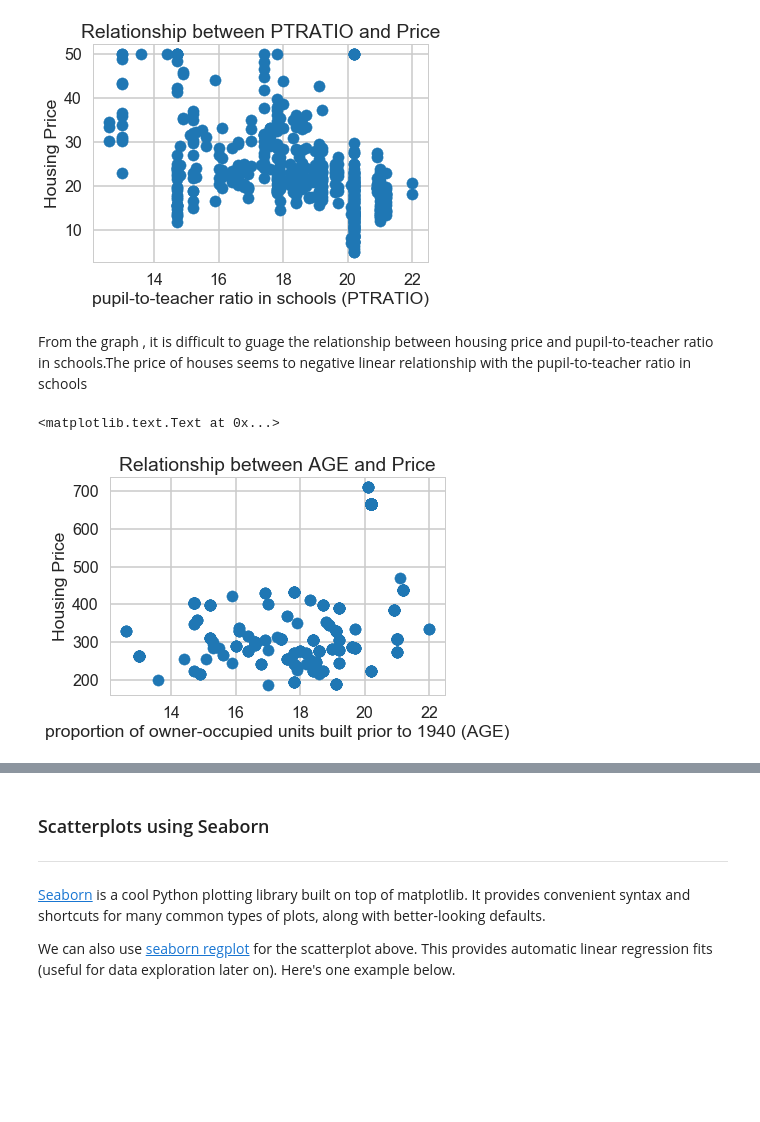
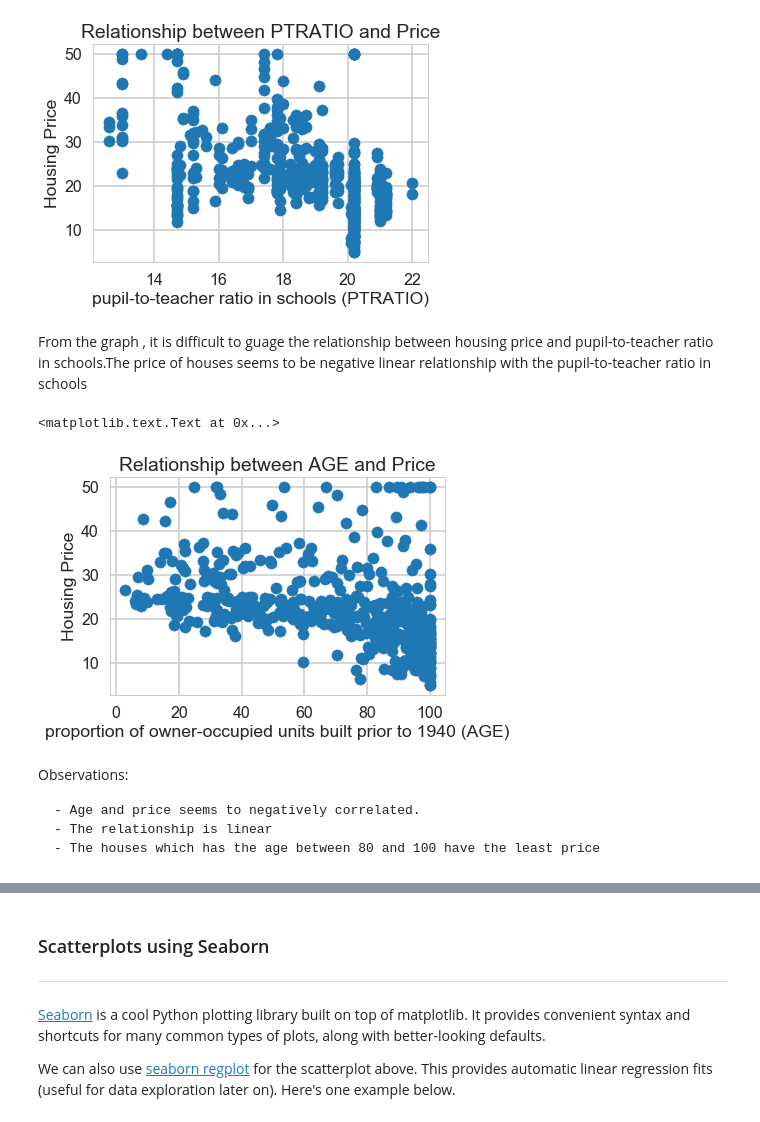
Before and after one commit to sowjanya2106/Springboard, a Jupyter notebook: Machine Learning/linear_regression/Mini_Project_Linear_Regression.ipynb, the cells around one changed output, grey strips where cells are left out. Drawn from its saved outputs; the diff is of its cells as text; code cells hidden in the pictures; blank space fills up the shorter version.

Commit message:
Linear Regression mini project

```diff
--- a/Machine Learning/linear_regression/Mini_Project_Linear_Regression.ipynb
+++ b/Machine Learning/linear_regression/Mini_Project_Linear_Regression.ipynb
@@ -306,13 +306,19 @@ plt.title("Relationship between PTRATIO and Price")
 <matplotlib.text.Text at 0x...>
 [figure]
 # %% [markdown]
-<p>From the graph , it is difficult to guage the relationship between housing price and pupil-to-teacher ratio in schools.The price of houses seems to negative linear relationship with the pupil-to-teacher ratio in schools
+<p>From the graph , it is difficult to guage the relationship between housing price and pupil-to-teacher ratio in schools.The price of houses seems to be negative linear relationship with the pupil-to-teacher ratio in schools
 # %%
 # your turn: create some other scatter plots
-plt.scatter(bos.PTRATIO, bos.TAX)
+plt.scatter(bos.AGE, bos.PRICE)
 plt.xlabel("proportion of owner-occupied units built prior to 1940 (AGE)")
 plt.ylabel("Housing Price")
 plt.title("Relationship between AGE and Price")
 # %% [output]
 <matplotlib.text.Text at 0x...>
-[figure, old version]
+[figure, new version]
+# %% [markdown]
+Observations:
+
+    - Age and price seems to negatively correlated.
+    - The relationship is linear
+    - The houses which has the age between 80 and 100 have the least price
```
Also changed, not shown: parts of 45 cells of this notebook.
